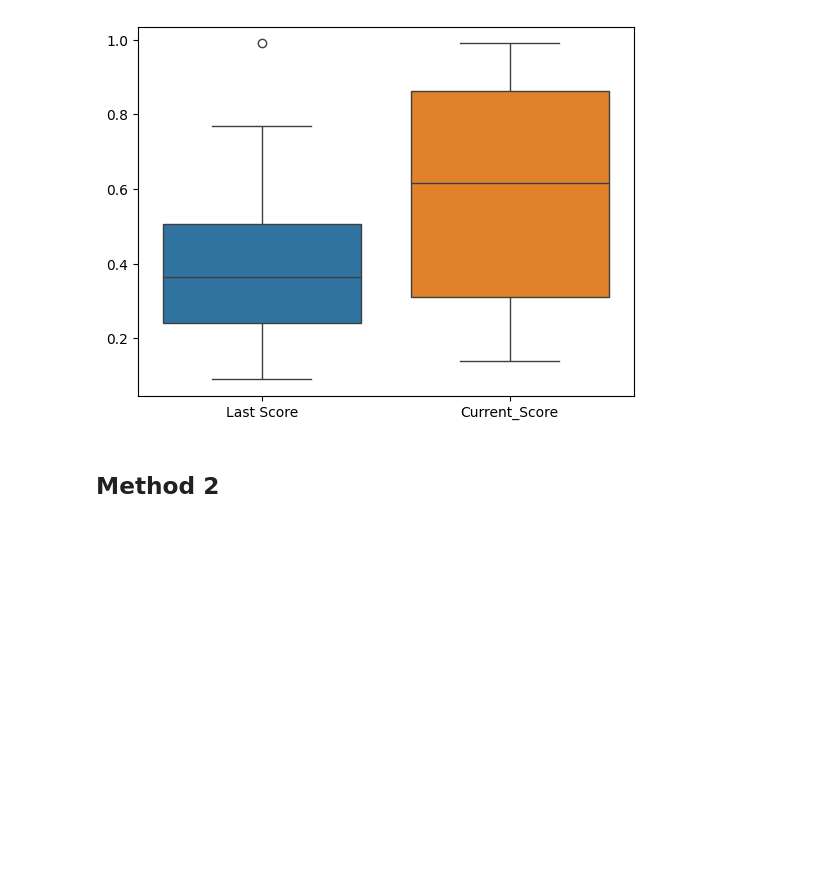
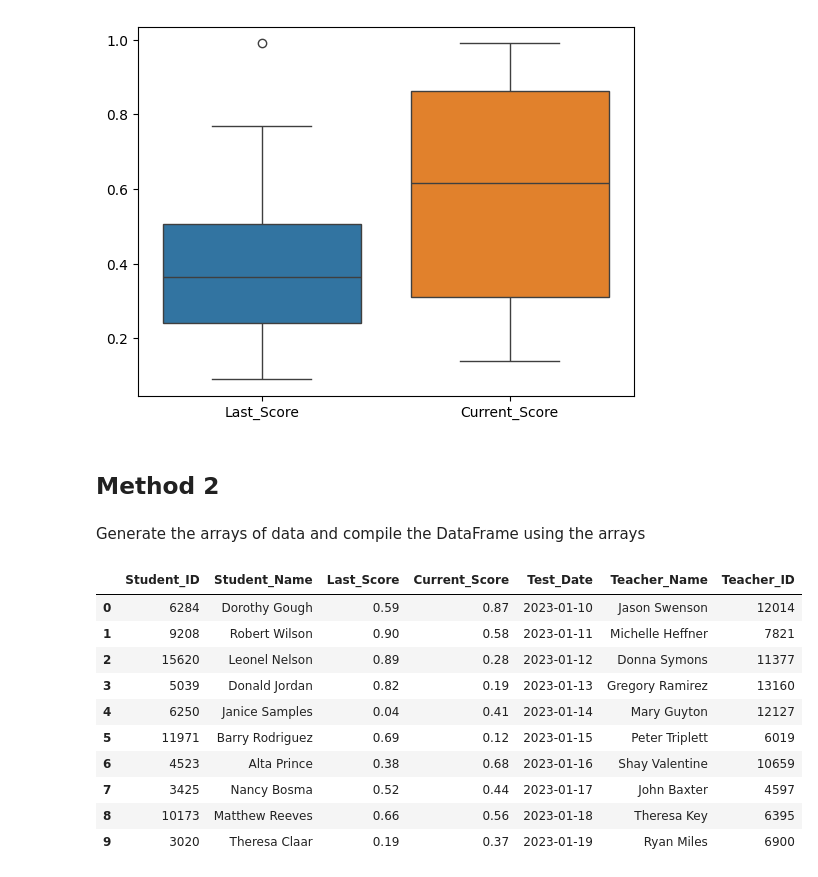
Before and after one commit to Mhinolv/python, a Jupyter notebook: Python/Statistical Functions/Data Generation.ipynb, the cells around one changed output. Cells and saved outputs as stored; diff of their text form; code cells hidden in the pictures; blank space fills up the shorter version.

```diff
--- a/Python/Statistical Functions/Data Generation.ipynb
+++ b/Python/Statistical Functions/Data Generation.ipynb
@@ -51,6 +55,8 @@ plt.show()
 [figure]
 # %% [markdown]
 ## Method 2
+# %% [markdown]
+Generate the arrays of data and compile the DataFrame using the arrays
 # %%
 np.random.seed(20)
 numArray = np.random.rand(10).round(2)
@@ -86,6 +92,20 @@ df = DataFrame({'Student_ID' : uuidArray,
                 'Test_Date' : date_generated,
                 'Teacher_Name' : nameArray2,
                 'Teacher_ID' : uuidArray2})
+# %%
+df2
+# %% [output]
+|  | Student_ID | Student_Name | Last_Score | Current_Score | Test_Date | Teacher_Name | Teacher_ID |
+| 0 | 6284 | Dorothy Gough | 0.59 | 0.87 | 2023-01-10 | Jason Swenson | 12014 |
+| 1 | 9208 | Robert Wilson | 0.90 | 0.58 | 2023-01-11 | Michelle Heffner | 7821 |
+| 2 | 15620 | Leonel Nelson | 0.89 | 0.28 | 2023-01-12 | Donna Symons | 11377 |
+| 3 | 5039 | Donald Jordan | 0.82 | 0.19 | 2023-01-13 | Gregory Ramirez | 13160 |
+| 4 | 6250 | Janice Samples | 0.04 | 0.41 | 2023-01-14 | Mary Guyton | 12127 |
+| 5 | 11971 | Barry Rodriguez | 0.69 | 0.12 | 2023-01-15 | Peter Triplett | 6019 |
+| 6 | 4523 | Alta Prince | 0.38 | 0.68 | 2023-01-16 | Shay Valentine | 10659 |
+| 7 | 3425 | Nancy Bosma | 0.52 | 0.44 | 2023-01-17 | John Baxter | 4597 |
+| 8 | 10173 | Matthew Reeves | 0.66 | 0.56 | 2023-01-18 | Theresa Key | 6395 |
+| 9 | 3020 | Theresa Claar | 0.19 | 0.37 | 2023-01-19 | Ryan Miles | 6900 |
 # %%
 sns.boxplot(data=df[['Last_Score', 'Current_Score']])
 # %% [output]
```
Also changed, not shown: parts of 6 cells of this notebook.
